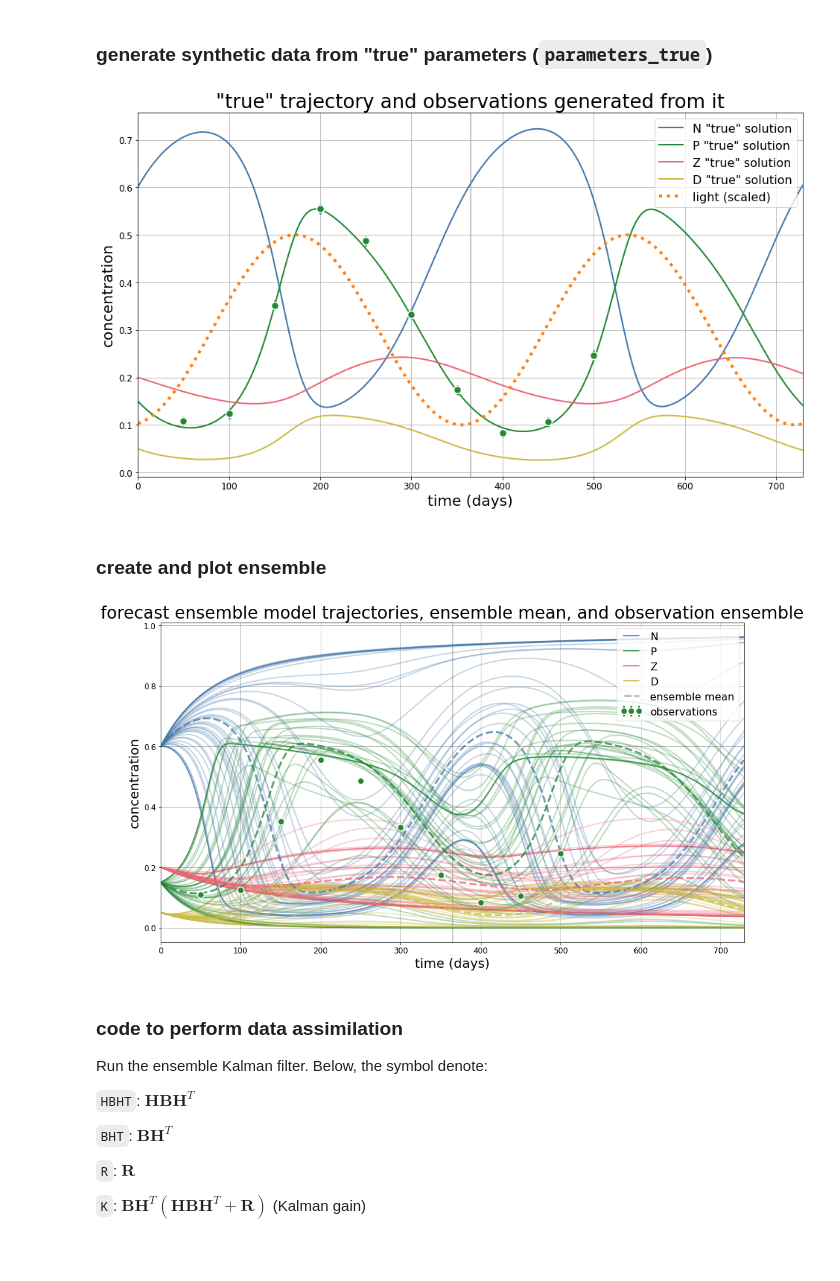
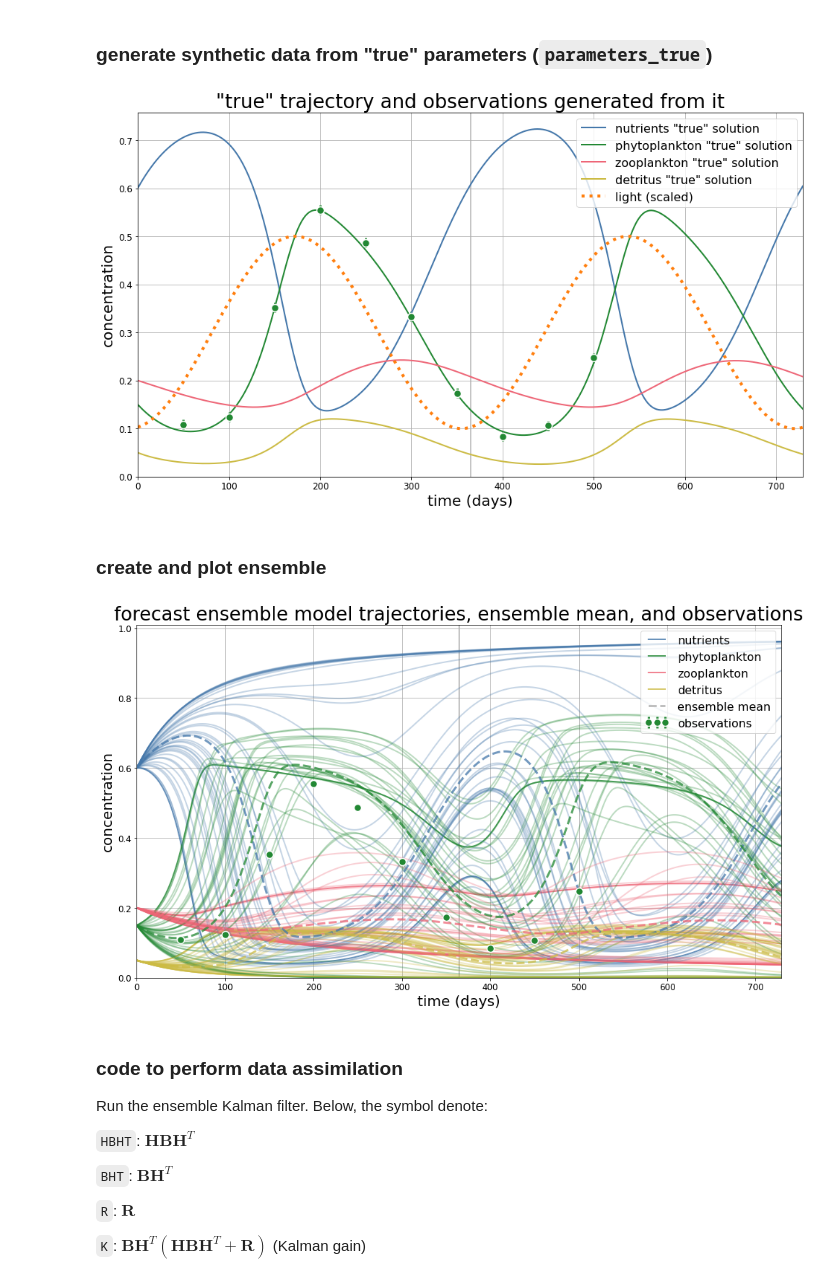
Before and after one commit to jpmattern/obm-primer, a Jupyter notebook: parameter_estimation_enkf.ipynb, the cells around one changed output. Cells and saved outputs as stored; diff of their text form; code cells hidden in the pictures; blank space fills up the shorter version.

```diff
--- a/parameter_estimation_enkf.ipynb
+++ b/parameter_estimation_enkf.ipynb
@@ -58,6 +58,13 @@ parameters_description = {
     'reminrate': 'nutrient remineralization rate',
 }
 
+variables_description = {
+    'N': 'nutrients',
+    'P': 'phytoplankton',
+    'Z': 'zooplankton',
+    'D': 'detritus',
+}
+
 # for creating a nicer looking legend
 class HandlerEllipse(mpl.legend_handler.HandlerPatch):
     def create_artists(self, legend, orig_handle, xdescent, ydescent, width, height, fontsize, trans):
@@ -324,7 +331,7 @@ fig, ax = plt.subplots()
 trajectory = run_model(x0=x0_true)
 for i, name in enumerate(('N', 'P', 'Z', 'D')):
     ax.plot(t, trajectory[:,i], color=colors[name], lw=2,
-            label=f'{name} "true" solution')
+            label=f'{variables_description[name]} "true" solution')
 
 for oi, y in zip(obs_info, obs):
     ax.errorbar(x=t[oi[0]], y=y, yerr=oi[2], color=colors[oi[1]], marker='o',
@@ -335,11 +342,13 @@ ax.plot(t, 0.5 * light(t), linestyle=':', color='#ff7f0e', label='light (scaled)
 
 ax.set(title='"true" trajectory and observations generated from it',
        xlabel='time (days)', ylabel='concentration', xlim=(t[0], t[-1]))
+if ax.get_ylim()[0] < 0:
+    ax.set_ylim(bottom=0.0)
 ax.grid(True)
 ax.legend(loc='upper right')
 None
 # %% [output]
-[figure, old version]
+[figure, new version]
 # %% [markdown]
 ### create and plot ensemble
 # %%
@@ -367,7 +376,7 @@ def plot_trajectories(ax, ensemble, plot_mean=True, show_observation_ensemble=Fa
         label = None
         for i, name in enumerate(('N', 'P', 'Z', 'D')):
             if iens == 0:
-                label = name
+                label = variables_description[name]
             ax.plot(t, trajectory[:,i], color=colors[name], label=label, lw=2, alpha=0.3)
 
     trajectory = run_model(parameter_values=np.mean(ensemble, axis=1))
@@ -379,35 +388,37 @@ def plot_trajectories(ax, ensemble, plot_mean=True, show_observation_ensemble=Fa
                          markeredgecolor='white', markeredgewidth=1.5, lw=3, markersize=10)
         if show_observation_ensemble:
             oe = ax.scatter(x=np.full(y_ens.size, fill_value=t[oi[0]]), y=y_ens, color=colors[oi[1]],
                             marker='.', alpha=0.5)
 
     for x in range(365, int(t[-1]), 365):
         ax.axvline(x, color='0.7', zorder=0)
 
     ax.set(xlabel='time (days)', ylabel='concentration', xlim=(t[0], t[-1]))
+    if ax.get_ylim()[0] < 0:
+        ax.set_ylim(bottom=0.0)
     ax.grid(True)
 
     handles, labels = ax.get_legend_handles_labels()
     for h in handles:
         h.set_alpha(0.8)
     handles.append(mpl.lines.Line2D([], [], color='0.75', lw=3, ls='--'))
     labels.append('ensemble mean')
     handles.append(eb)
     labels.append('observations')
     if show_observation_ensemble:
         handles.append(oe)
         labels.append('observation ensemble')
     ax.legend(handles, labels, loc='upper right', numpoints=3)
 
 fig, ax = plt.subplots()
 
 plot_trajectories(ax, X)
 
-ax.set(title='forecast ensemble model trajectories, ensemble mean, and observation ensemble')
+ax.set(title='forecast ensemble model trajectories, ensemble mean, and observations')
 
 None
 # %% [output]
-[figure, old version]
+[figure, new version]
 # %% [markdown]
 ### code to perform data assimilation
 
```
Also changed, not shown: parts of 2 cells of this notebook, 4 other files.
